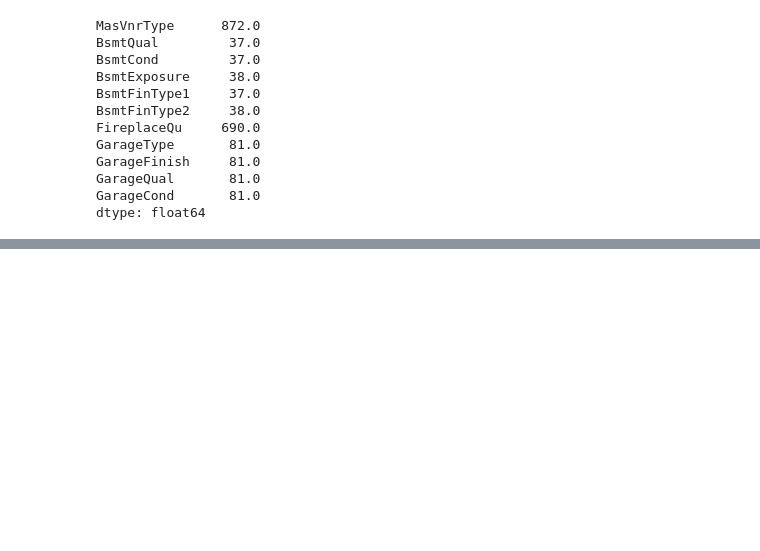
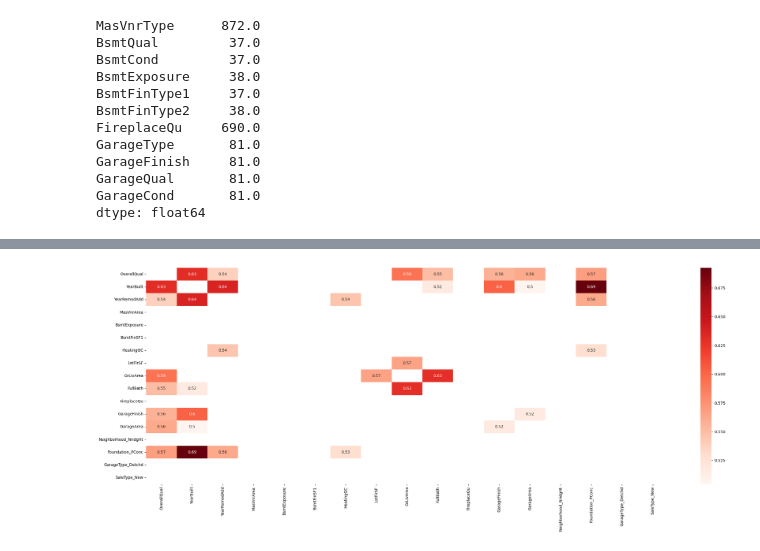
Before and after one commit to dosedaf/kaggle-comp, a Jupyter notebook: house-prices/main.ipynb, the cells around one changed output, grey strips where cells are left out. Cells and saved outputs as stored; diff of their text form; code cells hidden in the pictures; blank space fills up the shorter version.

```diff
--- a/house-prices/main.ipynb
+++ b/house-prices/main.ipynb
@@ -120,8 +64,8 @@ GarageQual       81.0
 GarageCond       81.0
 dtype: float64
 # %%
-categorical_cols = df.select_dtypes(include=['object', 'str'])
-numerical_cols = df.select_dtypes(include=['int', 'float']).columns.drop(['Id'])
+categorical_cols = combine[0].select_dtypes(include=['object', 'str'])
+numerical_cols = combine[0].select_dtypes(include=['int', 'float']).columns.drop(['Id'])
 to_scale_numerical_cols = numerical_cols.drop(['MSSubClass', 'OverallQual', 'OverallCond', 'YearBuilt', 'YearRemodAdd', 'BsmtFullBath' ,'BsmtHalfBath', 'FullBath', 'HalfBath', 'BedroomAbvGr', 'KitchenAbvGr', 'TotRmsAbvGrd', 'Fireplaces', 'GarageYrBlt', 'GarageCars',  'MoSold', 'YrSold', 'SalePrice'])
 # %%
 MSSubClass_mapping = {
@@ -290,11 +234,14 @@ mappings = {
     "PavedDrive": PavedDrive_mapping,
 }
 
-mapped_col = []
-for col, mapping in mappings.items():
-    mapped_col.append(col)
-    df[col] = df[col].map(mapping).fillna(0)
+print(combine[0].dtypes.value_counts())
 
+for i in range(len(combine)):
+    mapped_col = []
+    for col, mapping in mappings.items():
+        mapped_col.append(col)
+        combine[i][col] = combine[i][col].map(mapping).fillna(0)
 
-df.isnull().sum().where(df.isnull().sum() > 0)[df.isnull().sum().where(df.isnull().sum() > 0) > 0] # there has to be a better way but im js like that
+print(combine[0].dtypes.value_counts())
+combine[0].isnull().sum().where(combine[0].isnull().sum() > 0)[combine[0].isnull().sum().where(combine[0].isnull().sum() > 0) > 0] # there has to be a better way but im js like that
 # %% [output]
@@ -368,4 +316,5 @@ from sklearn.preprocessing import StandardScaler
 
 scaler = StandardScaler()
 
-df[to_scale_numerical_cols] = scaler.fit_transform(df[to_scale_numerical_cols])
+for i in range(len(combine)):
+    combine[i][to_scale_numerical_cols] = scaler.fit_transform(combine[i][to_scale_numerical_cols])
@@ -372,8 +323,35 @@ df[to_scale_numerical_cols] = scaler.fit_transform(df[to_scale_numerical_cols])
 # %%
 # split
-X = df.drop('SalePrice', axis=1)
-y = df['SalePrice']
+# X_train = combine[0].drop(['SalePrice', 'Id', 'Fireplaces', 'GarageYrBlt', 'GarageCars', 'TotRmsAbvGrd', 'TotalBsmtSF', 'ExterQual', 'BsmtQual', 'KitchenQual', 'YearBuilt', 'FullBath'], axis=1)
+# y_train = combine[0]['SalePrice']
 
-from sklearn.model_selection import train_test_split
+id = combine[1]['Id']
+#X_test = combine[1].drop(['SalePrice', 'Id', 'Fireplaces', 'GarageYrBlt', 'GarageCars', 'TotRmsAbvGrd', 'TotalBsmtSF', 'ExterQual', 'BsmtQual', 'KitchenQual', 'YearBuilt', 'FullBath'], axis=1)
+# y_test = combine[1]['SalePrice']
 
-X_train, X_test, y_train, y_test = train_test_split(X,y, test_size=0.2)
+from sklearn.feature_selection import SelectKBest
+from sklearn.feature_selection import f_regression
+
+X = combine[0].drop(columns=['SalePrice', 'Id'])
+y = combine[0]['SalePrice']
+
+selector = SelectKBest(f_regression, k=25)
+selector.fit_transform(X, y)
+
+support = selector.get_support(indices=True)
+# support = [combine[0].columns.values.tolist()[i] for i in support]
+support = X.columns[selector.get_support()].tolist()
+
+new_df = X[support].drop(columns=['Fireplaces', 'GarageYrBlt', 'GarageCars', 'TotRmsAbvGrd', 'TotalBsmtSF', 'ExterQual', 'BsmtQual', 'KitchenQual'])
+corr_matrix = new_df.corr().abs()
+
+# change this value as needed, if 0.5 does not work for your scenario
+threshold = 0.5
+
+filtered_corr_df = corr_matrix[(corr_matrix >= threshold) & (corr_matrix != 1.000)]
+
+plt.figure(figsize=(30,10))
+sns.heatmap(filtered_corr_df, annot=True, cmap="Reds")
+plt.show()
+# %% [output]
+[figure, added]
```
Also changed, not shown: parts of 23 cells of this notebook, 9 other files.
